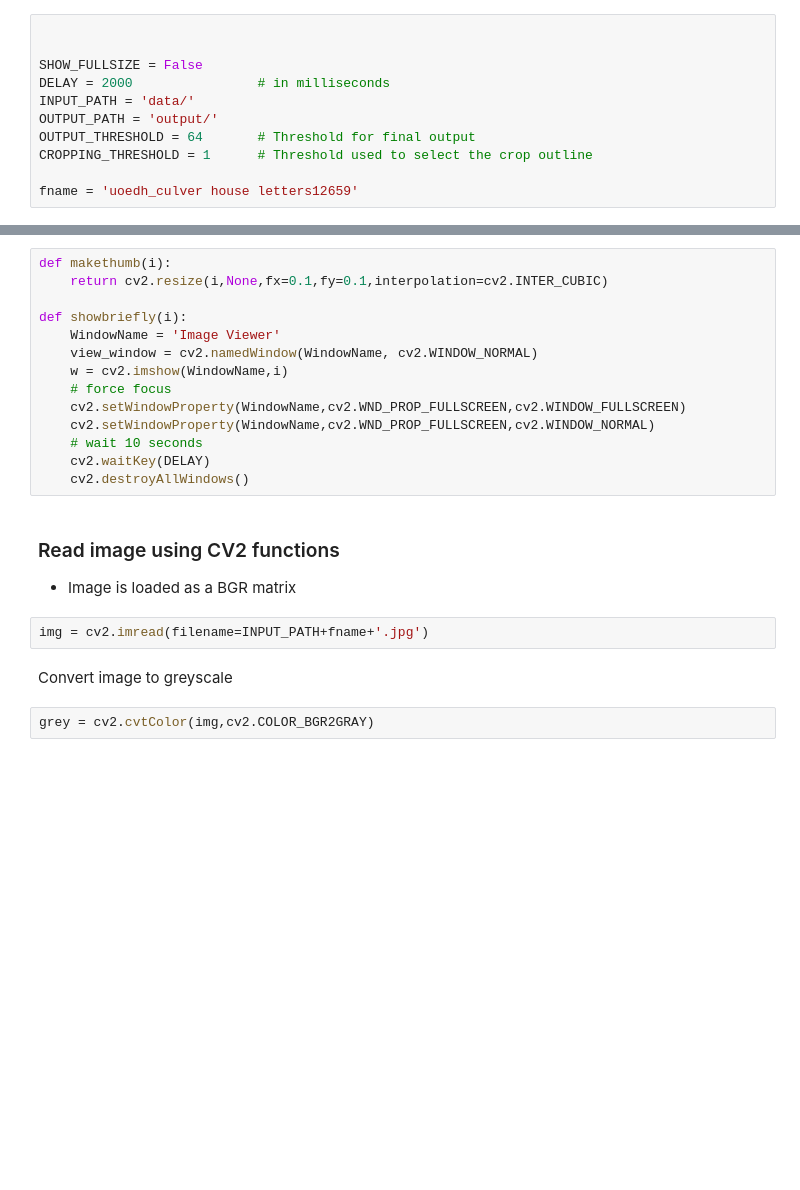
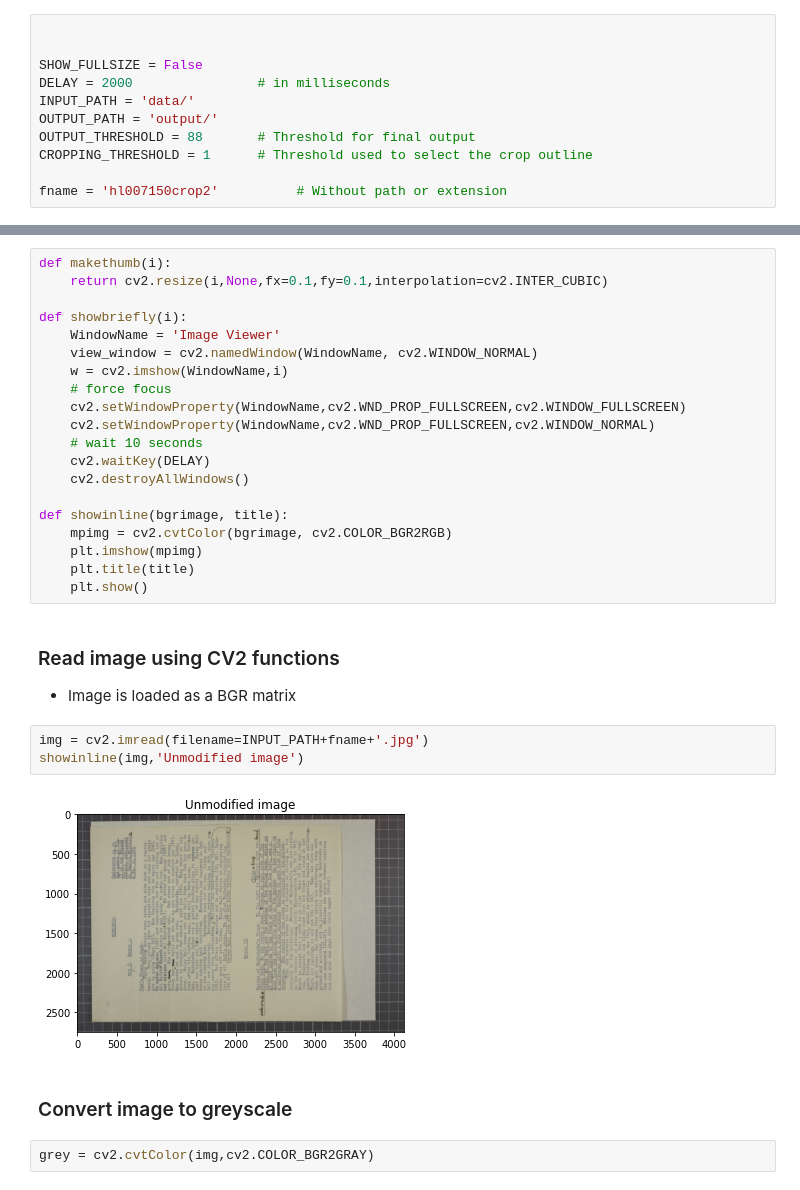
Before and after one commit to gbstringer/opencv-basic, a Jupyter notebook: basics01.ipynb, the cells around one changed output, grey strips where cells are left out. Cells and saved outputs as stored; diff of their text form; blank space fills up the shorter version.

```diff
--- a/basics01.ipynb
+++ b/basics01.ipynb
@@ -17,10 +17,10 @@ SHOW_FULLSIZE = False
 DELAY = 2000                # in milliseconds
 INPUT_PATH = 'data/'
 OUTPUT_PATH = 'output/'
-OUTPUT_THRESHOLD = 64       # Threshold for final output
+OUTPUT_THRESHOLD = 88       # Threshold for final output
 CROPPING_THRESHOLD = 1      # Threshold used to select the crop outline
 
-fname = 'uoedh_culver house letters12659'
+fname = 'hl007150crop2'          # Without path or extension
 # %% [markdown]
 ### Helper functions
 * **makethumb()** is a quick rescaling function, reducing an image to 10% linear size
@@ -39,13 +39,22 @@ def showbriefly(i):
     # wait 10 seconds
     cv2.waitKey(DELAY)
     cv2.destroyAllWindows()
+
+def showinline(bgrimage, title):
+    mpimg = cv2.cvtColor(bgrimage, cv2.COLOR_BGR2RGB)
+    plt.imshow(mpimg)
+    plt.title(title)
+    plt.show()
 # %% [markdown]
 ### Read image using CV2 functions
 * Image is loaded as a BGR matrix
 # %%
 img = cv2.imread(filename=INPUT_PATH+fname+'.jpg')
+showinline(img,'Unmodified image')
+# %% [output]
+[figure, added]
 # %% [markdown]
-Convert image to greyscale
+### Convert image to greyscale
 # %%
 grey = cv2.cvtColor(img,cv2.COLOR_BGR2GRAY)
 # %% [markdown]
```
Also changed, not shown: parts of 9 cells of this notebook, 3 other files.
